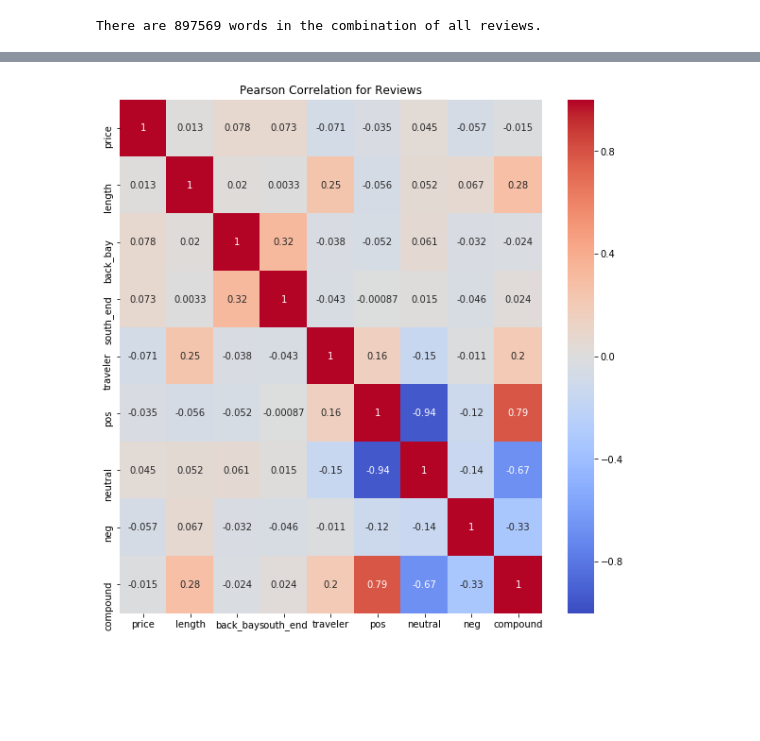
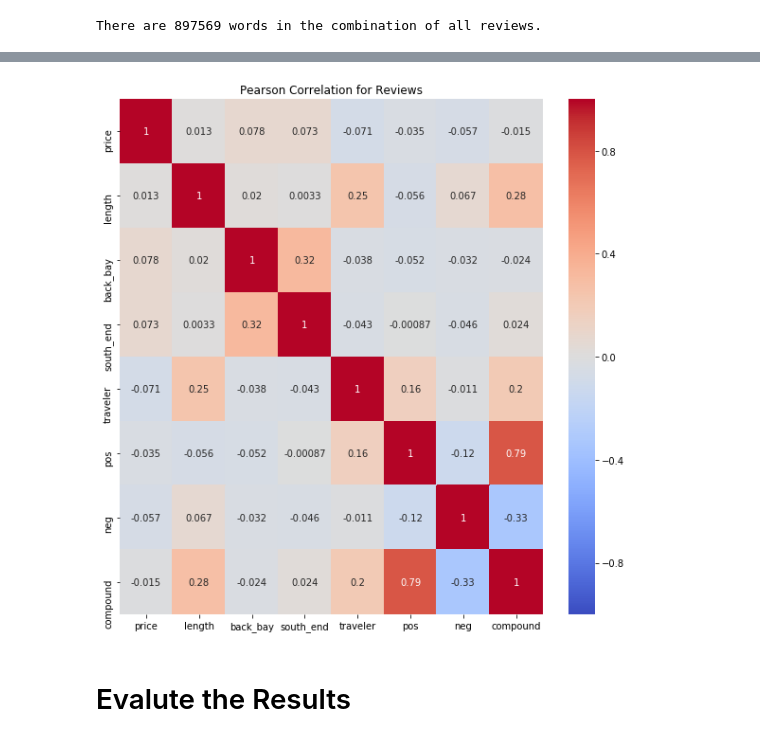
Before and after one commit to NadimKawwa/airbnb_boston, a Jupyter notebook: airbnb.ipynb, the cells around one changed output, grey strips where cells are left out. Cells and saved outputs as stored; diff of their text form; code cells hidden in the pictures; blank space fills up the shorter version.

```diff
--- a/airbnb.ipynb
+++ b/airbnb.ipynb
@@ -167,0 +382,3 @@ calendar_clean.sample(n=10)
+# %%
+#make summary lowercase
+listings_drop.summary= listings_drop.summary.str.lower()
@@ -167,0 +586,15 @@ calendar_clean.sample(n=10)
+# %%
+#define new dataframe
+df_sentiment= listings_dum.copy()
+
+#add new columns
+df_sentiment['length']= length
+df_sentiment['back_bay']= back_bay
+df_sentiment['south_end']= south_end
+df_sentiment['traveler']= traveler
+df_sentiment['pos']= pos
+df_sentiment['neutral']= neutral
+df_sentiment['neg']= neg
+df_sentiment['compound']= compound
+
+df_sentiment.head()
@@ -608,15 +860,0 @@ for word in df_summary.summary:
-# %%
-#define new dataframe
-df_sentiment= df_summary.copy()
-
-#add new columns
-df_sentiment['length']= length
-df_sentiment['back_bay']= back_bay
-df_sentiment['south_end']= south_end
-df_sentiment['traveler']= traveler
-df_sentiment['pos']= pos
-df_sentiment['neutral']= neutral
-df_sentiment['neg']= neg
-df_sentiment['compound']= compound
-
-df_sentiment.head()
@@ -632,10 +892,20 @@ pears = df_sentiment.corr()
+# %%
+#take text related features
+df_sentiment_summary= df_sentiment[['price','length', 'back_bay', 'south_end',
+                                   'traveler', 'pos', 'neg', 'compound']]
 # %%
+#pears correlation for smalelr dataset
+pears_sentiment = df_sentiment_summary.corr()
+
+
 plt.figure(figsize=(10,10))
-sns.heatmap(pears,
+sns.heatmap(pears_sentiment,
             vmin=-1,
             cmap='coolwarm',
             annot=True);
 plt.title("Pearson Correlation for Reviews")
-plt.savefig("plots/pearson_heat_summary.png")
+plt.savefig("plots/pearson_heat_summary_sentiment.png")
 # %% [output]
-[figure, old version]
+[figure, new version]
+# %% [markdown]
+# Evalute the Results
```
Also changed, not shown: parts of 86 cells of this notebook, 1 other file.
